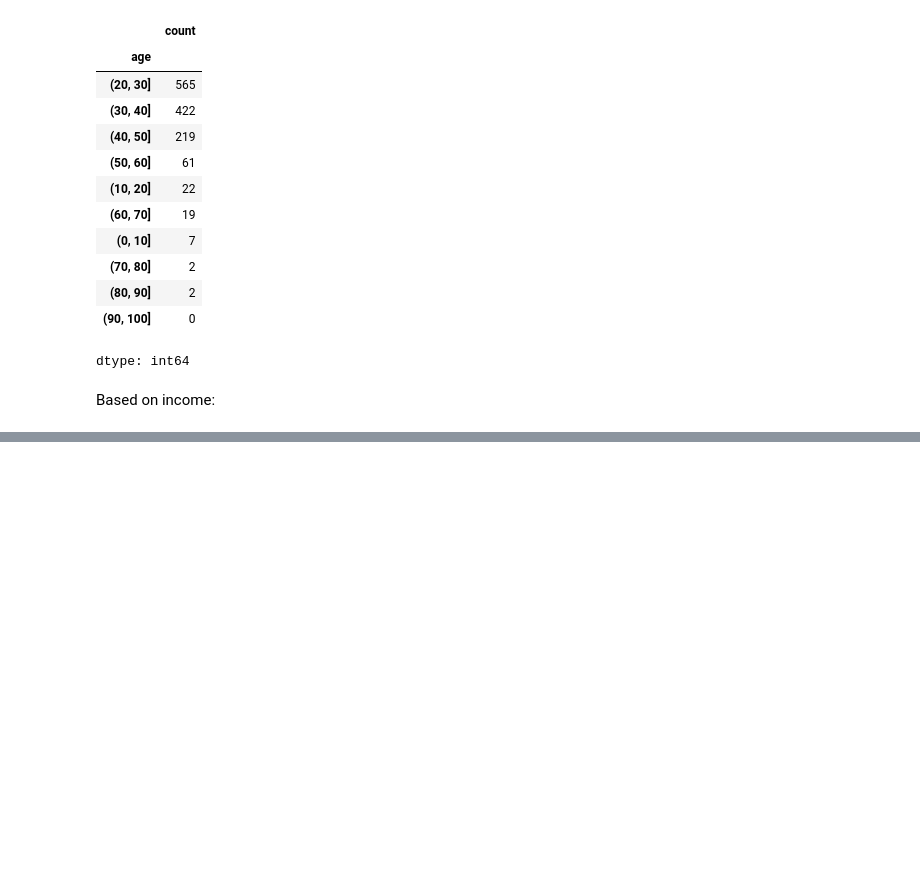
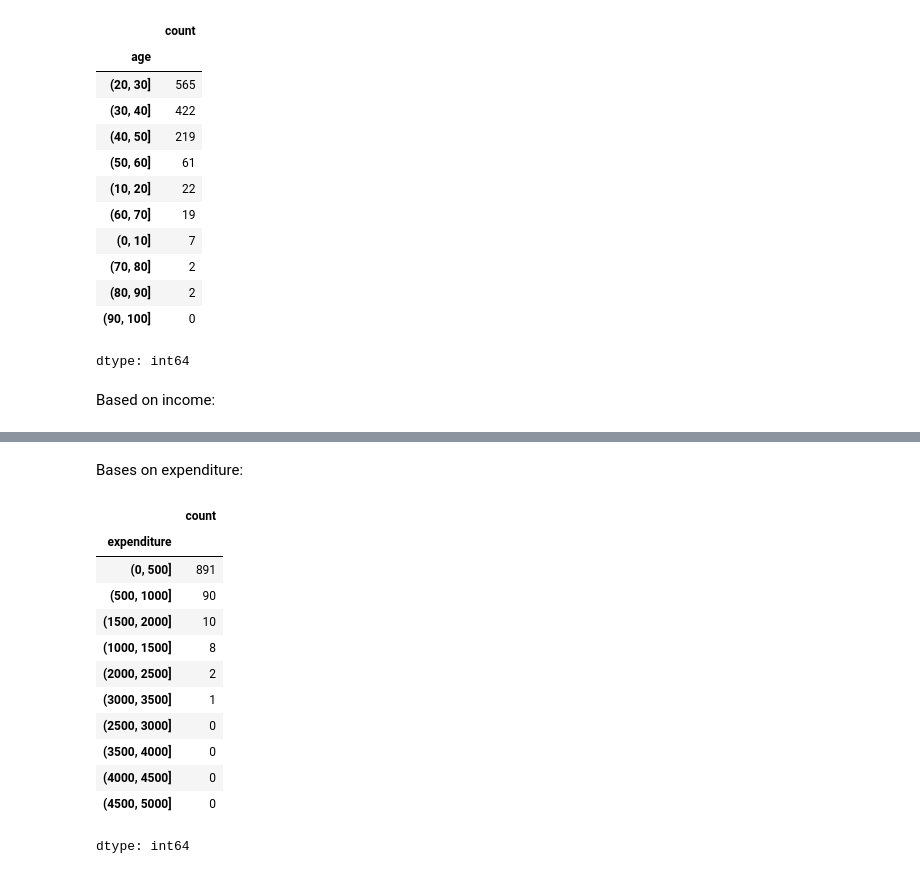
Before and after one commit to mukund-n/EDA---DA---21BDS0001, a Jupyter notebook: EDA_21BDS0001.ipynb, the cells around one changed output, grey strips where cells are left out. Saved outputs shown, nothing was run; the diff lists cells and outputs as text; code cells hidden in the pictures; blank space fills up the shorter version.

```diff
--- a/EDA_21BDS0001.ipynb
+++ b/EDA_21BDS0001.ipynb
@@ -164,0 +175,20 @@ income_bins = pd.cut(BDS0001['income'], bins=10)
+# %% [markdown]
+Bases on expenditure:
+# %%
+expenditure_bins_vals = [0,500,1000,1500,2000,2500,3000,3500,4000,4500,5000]
+expenditure_bins = pd.cut(BDS0001['expenditure'], expenditure_bins_vals)
+expenditure_bins.value_counts()
+# %% [output]
+|  | count |
+| expenditure |  |
+| (0, 500] | 891 |
+| (500, 1000] | 90 |
+| (1500, 2000] | 10 |
+| (1000, 1500] | 8 |
+| (2000, 2500] | 2 |
+| (3000, 3500] | 1 |
+| (2500, 3000] | 0 |
+| (3500, 4000] | 0 |
+| (4000, 4500] | 0 |
+| (4500, 5000] | 0 |
+dtype: int64
```
Also changed, not shown: parts of 1 cell of this notebook.
